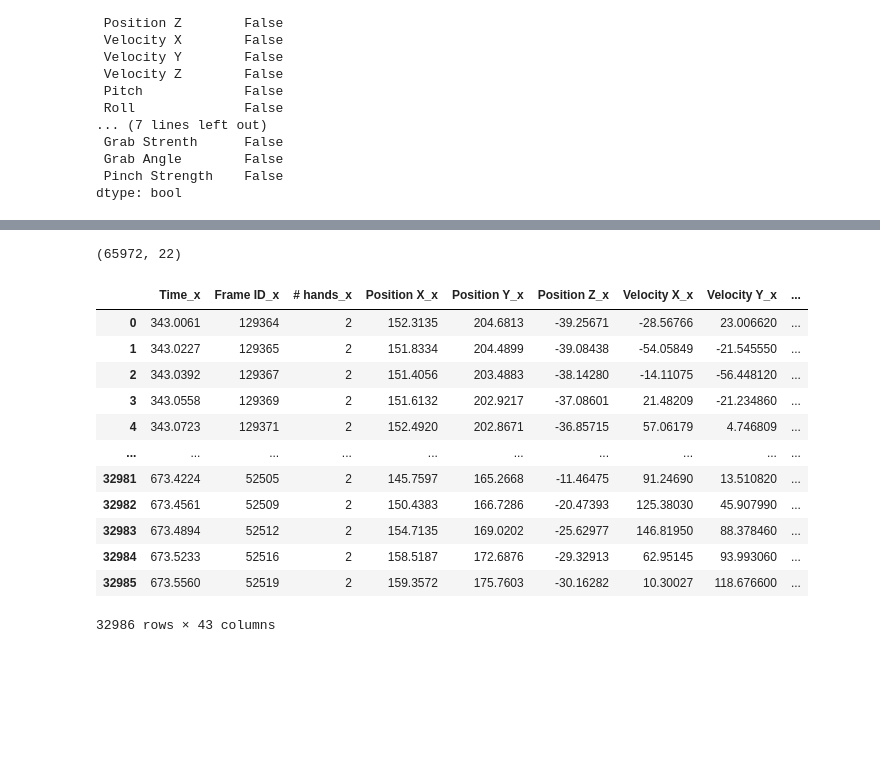
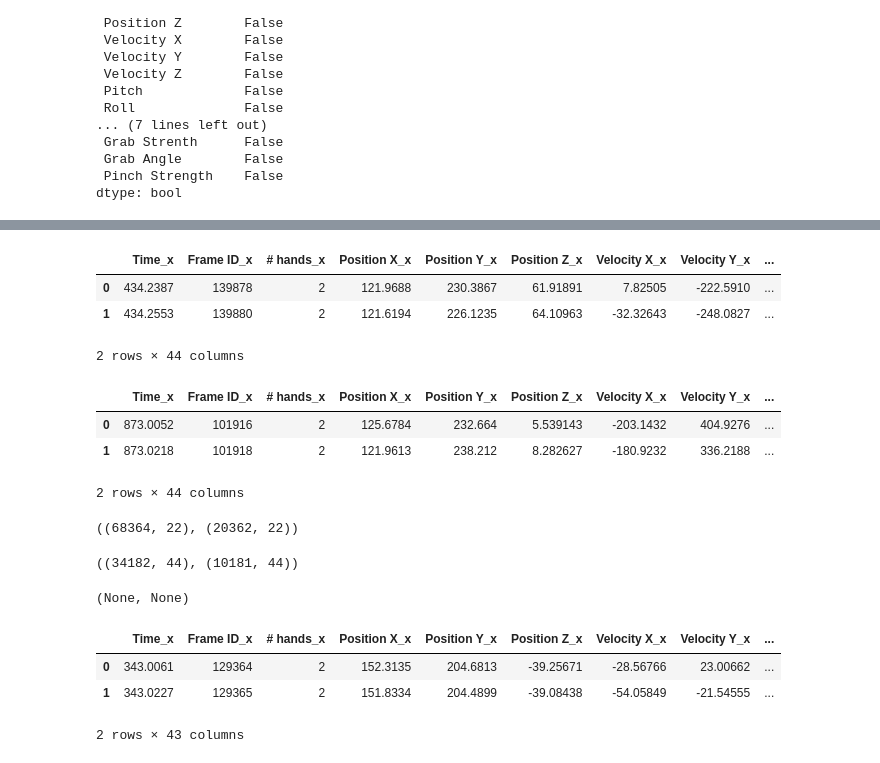
Before and after one commit to GalKoaz/Data-visualization, a Jupyter notebook: Hands.ipynb, the cells around one changed output, grey strips where cells are left out. Cells and saved outputs as stored; diff of their text form; code cells hidden in the pictures; blank space fills up the shorter version.

```diff
--- a/Hands.ipynb
+++ b/Hands.ipynb
@@ -44,19 +48,51 @@ def Makedf(location):
         elif cs.endswith('Spontan.csv'):
             Spontan.append(os.path.join(r'D:\T', cs))
 Makedf(loc)
+
+Sync_T = []
+Spontan_T = []
+Alone_T = []
+loc_T = r'D:\TEST'
+def Makedftest(location):
+    for cs in os.listdir(location):
+        if cs.endswith('Sync.csv'):
+            Sync_T.append(os.path.join(r'D:\TEST', cs))
+        elif cs.endswith('Alone.csv'):
+            Alone_T.append(os.path.join(r'D:\TEST', cs))
+        elif cs.endswith('Spontan.csv'):
+            Spontan_T.append(os.path.join(r'D:\TEST', cs))
+Makedftest(loc_T)
 # %%
 DF_Sync = pd.DataFrame()
 for file in Sync:
     df = pd.read_csv(file)
+    RemoveSevenSecond(df)
     DF_Sync = pd.concat([DF_Sync,df], axis=0, ignore_index=True)
 DF_Spot = pd.DataFrame()
 for file in Spontan:
     df = pd.read_csv(file)
+    RemoveSevenSecond(df)
     DF_Spot = pd.concat([DF_Spot,df], axis=0, ignore_index=True)
 DF_Alone = pd.DataFrame()
 for file in Alone:
     df = pd.read_csv(file)
+    RemoveSevenSecond(df)
     DF_Alone = pd.concat([DF_Alone,df], axis=0, ignore_index=True)
+DF_Sync_Test = pd.DataFrame()
+for file in Sync_T:
+    df = pd.read_csv(file)
+    RemoveSevenSecond(df)
+    DF_Sync_Test = pd.concat([DF_Sync_Test,df], axis=0, ignore_index=True)
+DF_Spot_Test = pd.DataFrame()
+for file in Spontan_T:
+    df = pd.read_csv(file)
+    RemoveSevenSecond(df)
+    DF_Spot_Test = pd.concat([DF_Spot_Test,df], axis=0, ignore_index=True)
+DF_Alone_Test = pd.DataFrame()
+for file in Alone_T:
+    df = pd.read_csv(file)
+    RemoveSevenSecond(df)
+    DF_Alone_Test = pd.concat([DF_Alone_Test,df], axis=0, ignore_index=True)
 # %%
 def RemoveSevenSecond(df):
     df.drop(df[df.Time < df.head(1)["Time"][0]+7].index, inplace=True)
@@ -429,24 +542,38 @@ DF_Sync.head()
+# %%
+DF_Sync['Label'] = 1
+DF_Sync_Test['Label'] = 1
+DF_Sync.head(2)
+# %% [output]
+|  | Time_x | Frame ID_x | # hands_x | Position X_x | Position Y_x | Position Z_x | Velocity X_x | Velocity Y_x | ... |
+| 0 | 434.2387 | 139878 | 2 | 121.9688 | 230.3867 | 61.91891 | 7.82505 | -222.5910 | ... |
+| 1 | 434.2553 | 139880 | 2 | 121.6194 | 226.1235 | 64.10963 | -32.32643 | -248.0827 | ... |
+2 rows × 44 columns
+# %%
+DF_Sync_Test.head(2)
+# %% [output]
+|  | Time_x | Frame ID_x | # hands_x | Position X_x | Position Y_x | Position Z_x | Velocity X_x | Velocity Y_x | ... |
+| 0 | 873.0052 | 101916 | 2 | 125.6784 | 232.664 | 5.539143 | -203.1432 | 404.9276 | ... |
+| 1 | 873.0218 | 101918 | 2 | 121.9613 | 238.212 | 8.282627 | -180.9232 | 336.2188 | ... |
+2 rows × 44 columns
 # %%
-DF_Spot.shape
+DF_Spot.shape, DF_Spot_Test.shape
 # %% [output]
-(65972, 22)
+((68364, 22), (20362, 22))
 # %%
 DF_Spot = MergeR(DF_Spot)
+DF_Spot_Test = MergeR(DF_Spot_Test)
+# %%
+DF_Spot.shape, DF_Spot_Test.shape
+# %% [output]
+((34182, 44), (10181, 44))
 # %%
-DF_Spot.drop([' Hand Type_x'], axis=1, inplace = True)
+DF_Spot.drop([' Hand Type_x'], axis=1, inplace = True),DF_Spot_Test.drop([' Hand Type_x'], axis=1, inplace = True)
+# %% [output]
+(None, None)
 # %%
-DF_Spot
+DF_Spot.head(2)
 # %% [output]
 |  | Time_x | Frame ID_x | # hands_x | Position X_x | Position Y_x | Position Z_x | Velocity X_x | Velocity Y_x | ... |
-| 0 | 343.0061 | 129364 | 2 | 152.3135 | 204.6813 | -39.25671 | -28.56766 | 23.006620 | ... |
-| 1 | 343.0227 | 129365 | 2 | 151.8334 | 204.4899 | -39.08438 | -54.05849 | -21.545550 | ... |
-| 2 | 343.0392 | 129367 | 2 | 151.4056 | 203.4883 | -38.14280 | -14.11075 | -56.448120 | ... |
-| 3 | 343.0558 | 129369 | 2 | 151.6132 | 202.9217 | -37.08601 | 21.48209 | -21.234860 | ... |
-| 4 | 343.0723 | 129371 | 2 | 152.4920 | 202.8671 | -36.85715 | 57.06179 | 4.746809 | ... |
-| ... | ... | ... | ... | ... | ... | ... | ... | ... | ... |
-| 32981 | 673.4224 | 52505 | 2 | 145.7597 | 165.2668 | -11.46475 | 91.24690 | 13.510820 | ... |
-| 32982 | 673.4561 | 52509 | 2 | 150.4383 | 166.7286 | -20.47393 | 125.38030 | 45.907990 | ... |
-| 32983 | 673.4894 | 52512 | 2 | 154.7135 | 169.0202 | -25.62977 | 146.81950 | 88.378460 | ... |
-| 32984 | 673.5233 | 52516 | 2 | 158.5187 | 172.6876 | -29.32913 | 62.95145 | 93.993060 | ... |
-| 32985 | 673.5560 | 52519 | 2 | 159.3572 | 175.7603 | -30.16282 | 10.30027 | 118.676600 | ... |
+| 0 | 343.0061 | 129364 | 2 | 152.3135 | 204.6813 | -39.25671 | -28.56766 | 23.00662 | ... |
+| 1 | 343.0227 | 129365 | 2 | 151.8334 | 204.4899 | -39.08438 | -54.05849 | -21.54555 | ... |
-32986 rows × 43 columns
+2 rows × 43 columns
```
Also changed, not shown: parts of 122 cells of this notebook.
